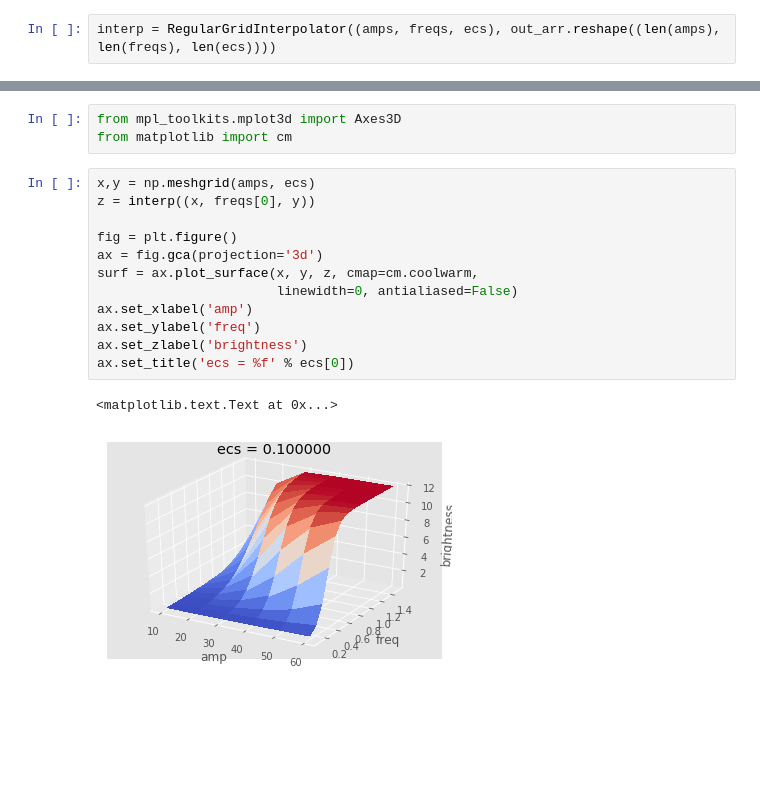
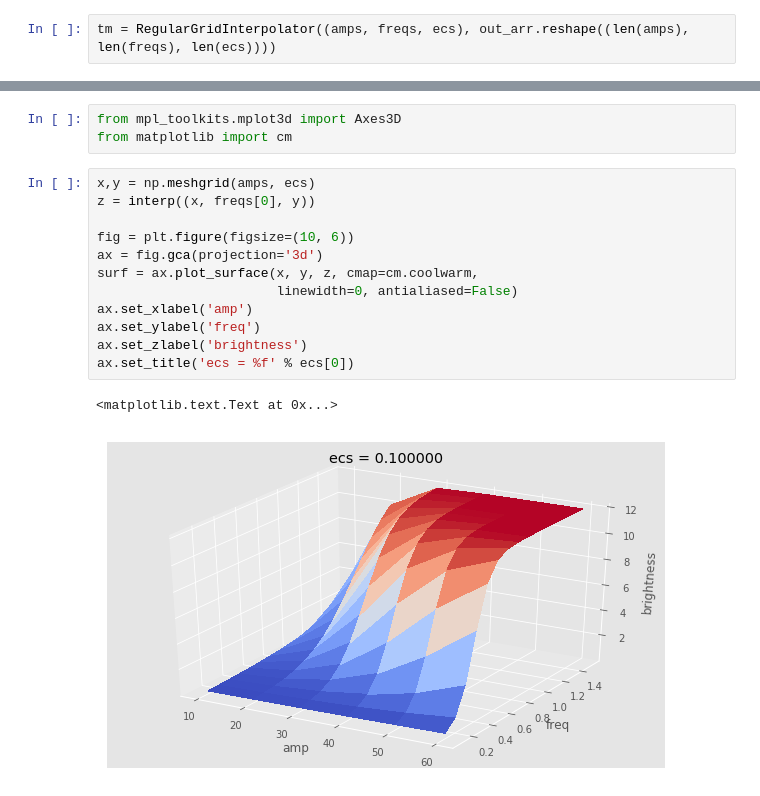
Before and after one commit to mbeyeler/pulse2percept, a Jupyter notebook: examples/notebooks/2.0-tm-approx.ipynb, the cells around one changed output, grey strips where cells are left out. Cells and saved outputs as stored; diff of their text form; blank space fills up the shorter version.

```diff
--- a/examples/notebooks/2.0-tm-approx.ipynb
+++ b/examples/notebooks/2.0-tm-approx.ipynb
@@ -72,5 +72,5 @@ for j in range(len(amps)):
 # %%
 from scipy.interpolate import RegularGridInterpolator
 # %%
-interp = RegularGridInterpolator((amps, freqs, ecs), out_arr.reshape((len(amps), len(freqs), len(ecs))))
+tm = RegularGridInterpolator((amps, freqs, ecs), out_arr.reshape((len(amps), len(freqs), len(ecs))))
 # %%
@@ -91,15 +93,15 @@ from matplotlib import cm
 # %%
 x,y = np.meshgrid(amps, ecs)
 z = interp((x, freqs[0], y))
 
-fig = plt.figure()
+fig = plt.figure(figsize=(10, 6))
 ax = fig.gca(projection='3d')
 surf = ax.plot_surface(x, y, z, cmap=cm.coolwarm,
                        linewidth=0, antialiased=False)
 ax.set_xlabel('amp')
 ax.set_ylabel('freq')
 ax.set_zlabel('brightness')
 ax.set_title('ecs = %f' % ecs[0])
 # %% [output]
 <matplotlib.text.Text at 0x...>
-[figure, old version]
+[figure, new version]
```
Also changed, not shown: parts of 4 cells of this notebook.
